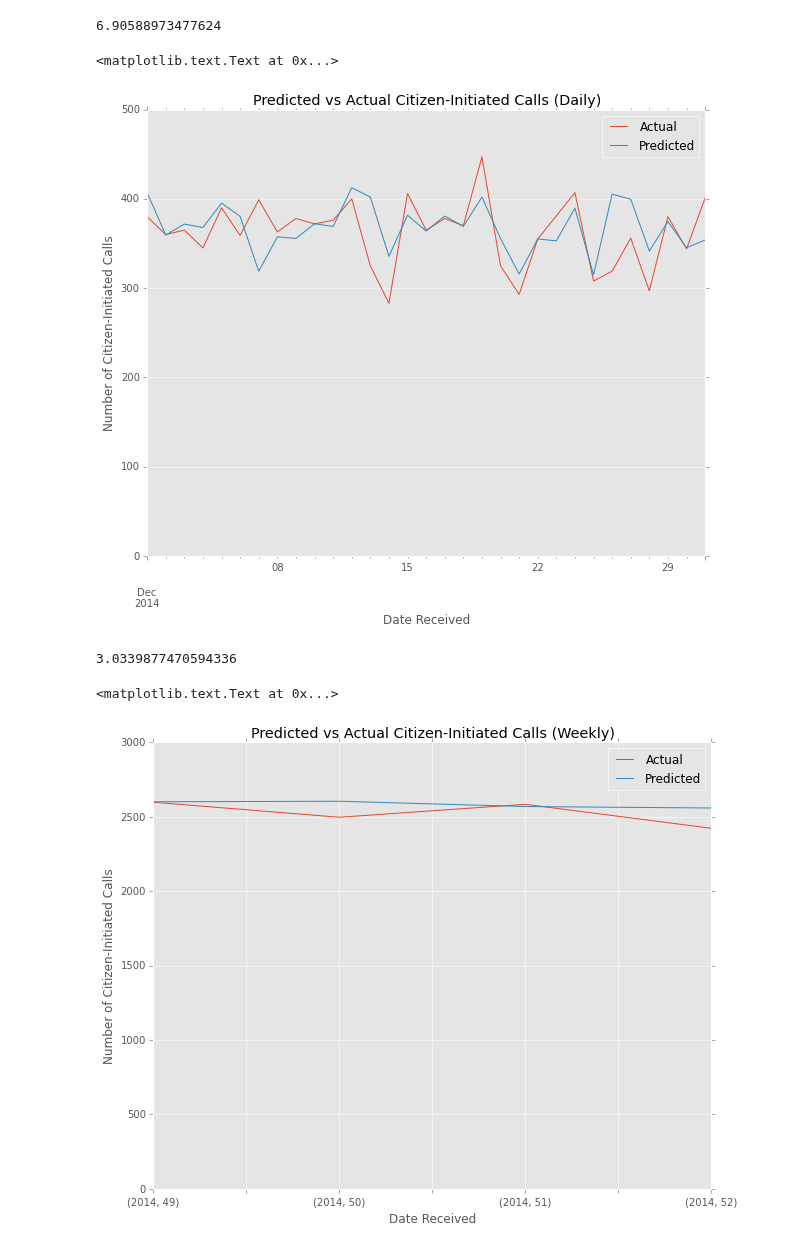
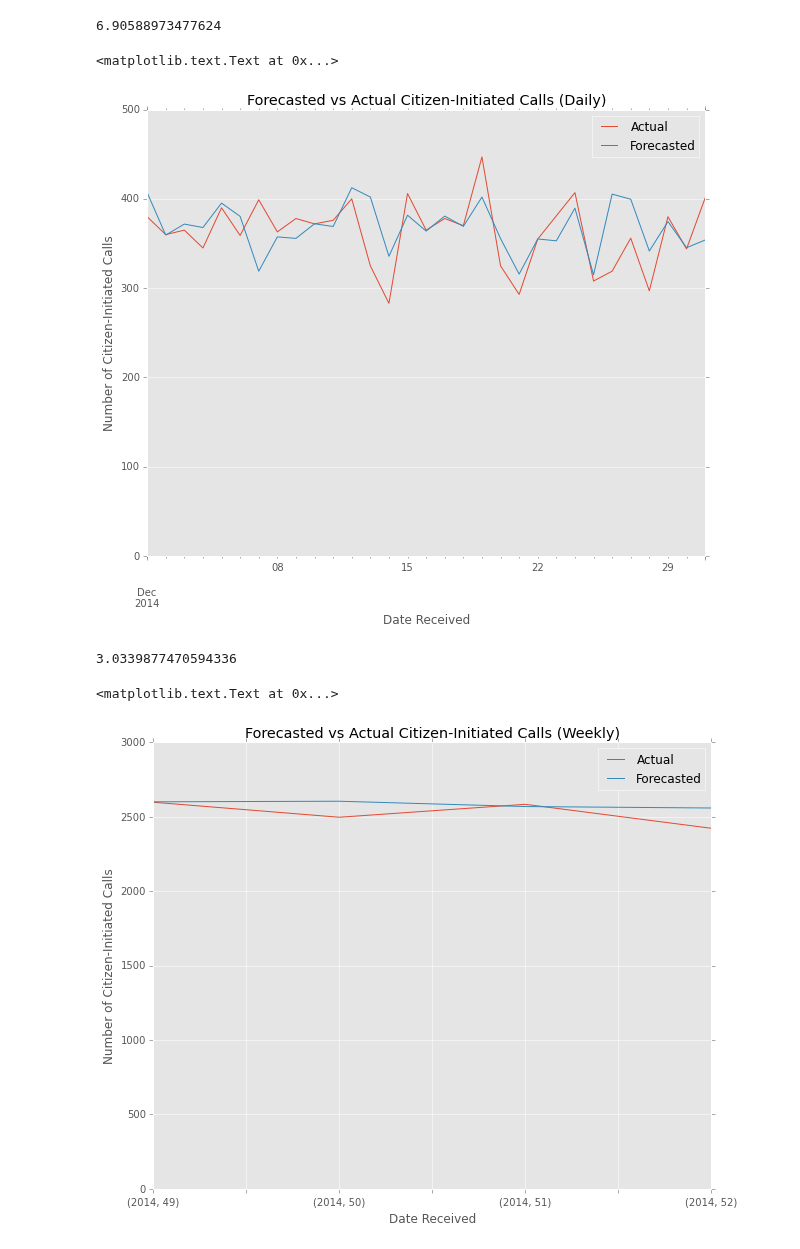
Before and after one commit to shihabhasan/call-for-service, a Jupyter notebook: working_files/notebooks/Durham Daily Call Forecasting.ipynb, the cells around one changed output. Saved outputs shown, nothing was run; the diff lists cells and outputs as text; code cells hidden in the pictures.

Commit message:
Call volume forecasting page edits
Replaced "predicting" with "forecasting" in most instances,
some minor rewording, fixed the figures, etc.

```diff
--- a/working_files/notebooks/Durham Daily Call Forecasting.ipynb
+++ b/working_files/notebooks/Durham Daily Call Forecasting.ipynb
@@ -290,7 +292,7 @@ year_df
 | 2014 | -12082.268791 | 127693 | 139775.268791 | 8230 | 2010 | 672676 | -11542.013797 | 128233.254994 | -540.254994 | ... |
 # %%
 #Let's see why we did by comparing to our hold-out validation set -- the last month of the dataset
-validation_data=pd.read_csv('durham_validation.csv')
+validation_data=pd.read_csv('../csv_data/durham_validation.csv')
 #validation_data=validation_data.loc[0:180]
 validation_data['date_received'] = pd.to_datetime(validation_data['date_received'])
 validation_data.index=validation_data['date_received']
@@ -338,14 +340,14 @@ sum(validation_data['final_mape'])/len(validation_data['final_mape'])*100
 pylab.rcParams['figure.figsize'] = (10.0, 8.0)
 # %%
 #Actuals vs. predicted
-validation_data['citizen_init_count'].plot(title="Predicted vs Actual Citizen-Initiated Calls (Daily)", legend=True,
+validation_data['citizen_init_count'].plot(title="Forecasted vs Actual Citizen-Initiated Calls (Daily)", legend=True,
                                           label="Actual", ylim=(0, 500))
-ax = validation_data['forecast'].plot(legend=True, label="Predicted")
+ax = validation_data['forecast'].plot(legend=True, label="Forecasted")
 ax.set_xlabel('Date Received')
 ax.set_ylabel('Number of Citizen-Initiated Calls')
 # %% [output]
 <matplotlib.text.Text at 0x...>
-[figure, old version]
+[figure, new version]
 # %%
 #Aggregating predictions up to weekly level
 weekly_df=validation_data.groupby(by=[validation_data.index.year, validation_data.index.week]).sum()
@@ -356,14 +358,14 @@ sum(weekly_df['final_mape'])/len(weekly_df['final_mape'])*100
 3.0339877470594336
 # %%
 #Actuals vs. predicted
-weekly_df['citizen_init_count'][1:].plot(title="Predicted vs Actual Citizen-Initiated Calls (Weekly)", legend=True,
+weekly_df['citizen_init_count'][1:].plot(title="Forecasted vs Actual Citizen-Initiated Calls (Weekly)", legend=True,
                                           label="Actual", ylim=(0,3000))
-ax = weekly_df['forecast'][1:].plot(legend=True, label="Predicted")
+ax = weekly_df['forecast'][1:].plot(legend=True, label="Forecasted")
 ax.set_xlabel('Date Received')
 ax.set_ylabel('Number of Citizen-Initiated Calls')
 # %% [output]
 <matplotlib.text.Text at 0x...>
-[figure, old version]
+[figure, new version]
 # %%
 #Aggregating predictions up to monthly level
 monthly_df=validation_data.groupby(by=[validation_data.index.year, validation_data.index.month]).sum()
```
Also changed, not shown: parts of 7 cells of this notebook, 4 other files.
